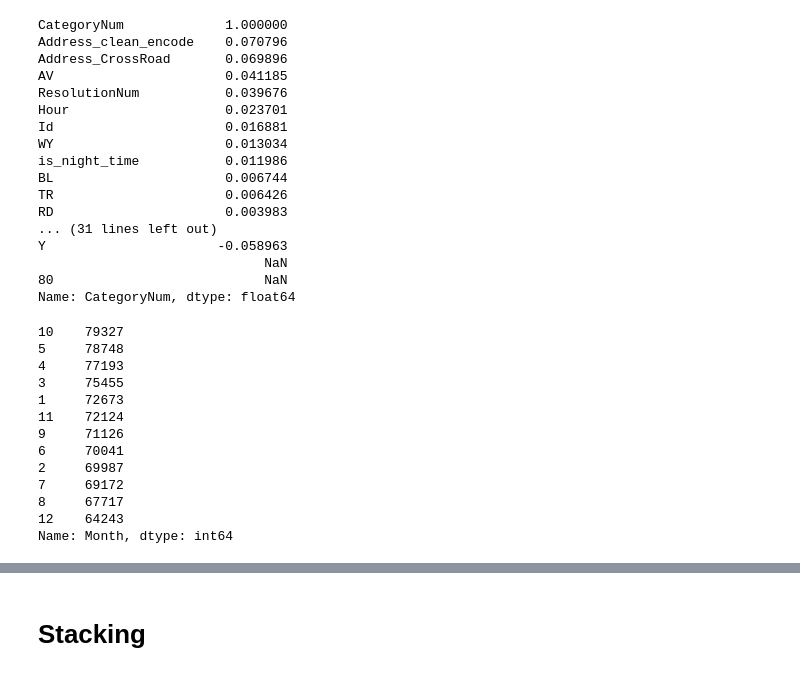
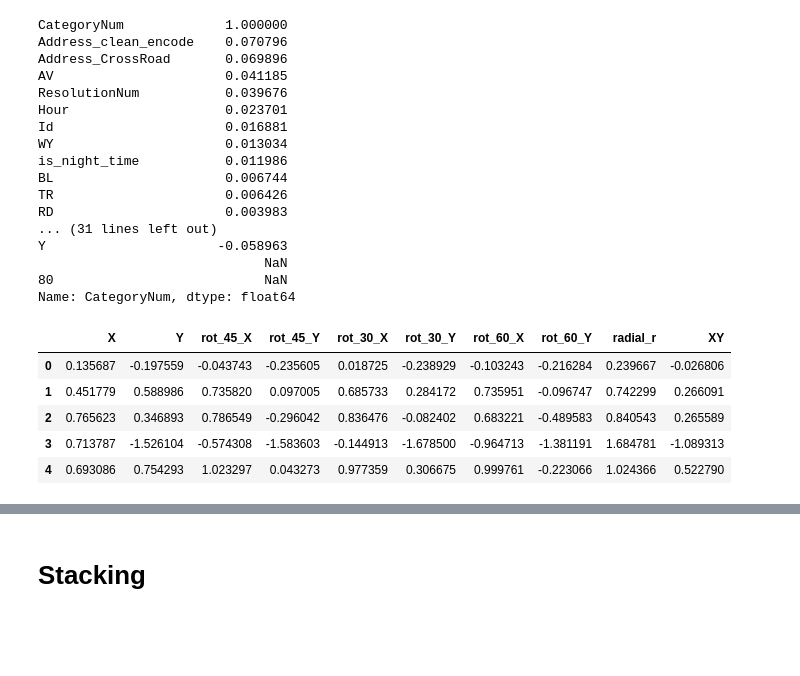
Before and after one commit to gopuvenkat/sfo-crime-classification, a Jupyter notebook: sfo-crime-classification.ipynb, the cells around one changed output, grey strips where cells are left out. Drawn from its saved outputs; the diff is of its cells as text; code cells hidden in the pictures; blank space fills up the shorter version.

```diff
--- a/sfo-crime-classification.ipynb
+++ b/sfo-crime-classification.ipynb
@@ -286,8 +285,12 @@ Y                      -0.058963
 80                           NaN
 Name: CategoryNum, dtype: float64
 # %%
-data["X_reduced"] = data.X.apply(lambda x: "{0:.2f}".format(x)).astype(float)
-data["Y_reduced"] = data.Y.apply(lambda x: "{0:.2f}".format(x)).astype(float)
+xyscaler = StandardScaler()
+xyscaler.fit(data[["X","Y"]])
+data[["X","Y"]] = xyscaler.transform(data[["X","Y"]])
+
+# data["X_reduced"] = data.X.apply(lambda x: "{0:.2f}".format(x)).astype(float)
+# data["Y_reduced"] = data.Y.apply(lambda x: "{0:.2f}".format(x)).astype(float)
 # data["X_reduced_cat"] = pd.Categorical.from_array(data.X_reduced).codes
 # data["Y_reduced_cat"] = pd.Categorical.from_array(data.Y_reduced).codes
 
@@ -301,3 +304,4 @@ data["rot_60_X"] = (1./2)*data["X"] + (1.732/2)*data["Y"]
 data["rot_60_Y"] = (1./2)* data["Y"] - (1.732/2)* data["X"]
 
 data["radial_r"] = np.sqrt( np.power(data["Y"],2) + np.power(data["X"],2) )
+data['XY'] = data.X * data.Y
@@ -304,21 +329,12 @@ data["radial_r"] = np.sqrt( np.power(data["Y"],2) + np.power(data["X"],2) )
 # %%
-data.loc[:,['X','Y','rot_45_X','rot_45_Y','rot_30_X','rot_30_Y','rot_60_X','rot_60_Y','radial_r']].head()
+data.loc[:,['X','Y','rot_45_X','rot_45_Y','rot_30_X','rot_30_Y','rot_60_X','rot_60_Y','radial_r','XY']].head()
+# %% [output]
+|  | X | Y | rot_45_X | rot_45_Y | rot_30_X | rot_30_Y | rot_60_X | rot_60_Y | radial_r | XY |
+| 0 | 0.135687 | -0.197559 | -0.043743 | -0.235605 | 0.018725 | -0.238929 | -0.103243 | -0.216284 | 0.239667 | -0.026806 |
+| 1 | 0.451779 | 0.588986 | 0.735820 | 0.097005 | 0.685733 | 0.284172 | 0.735951 | -0.096747 | 0.742299 | 0.266091 |
+| 2 | 0.765623 | 0.346893 | 0.786549 | -0.296042 | 0.836476 | -0.082402 | 0.683221 | -0.489583 | 0.840543 | 0.265589 |
+| 3 | 0.713787 | -1.526104 | -0.574308 | -1.583603 | -0.144913 | -1.678500 | -0.964713 | -1.381191 | 1.684781 | -1.089313 |
+| 4 | 0.693086 | 0.754293 | 1.023297 | 0.043273 | 0.977359 | 0.306675 | 0.999761 | -0.223066 | 1.024366 | 0.522790 |
 # %%
 data.is_holiday.replace(False, 0, inplace=True)
 data.is_holiday.replace(True, 1, inplace=True)
-# %%
-data.Month.value_counts()
-# %% [output]
-10    79327
-5     78748
-4     77193
-3     75455
-1     72673
-11    72124
-9     71126
-6     70041
-2     69987
-7     69172
-8     67717
-12    64243
-Name: Month, dtype: int64
```
Also changed, not shown: parts of 33 cells of this notebook, 2 other files.
